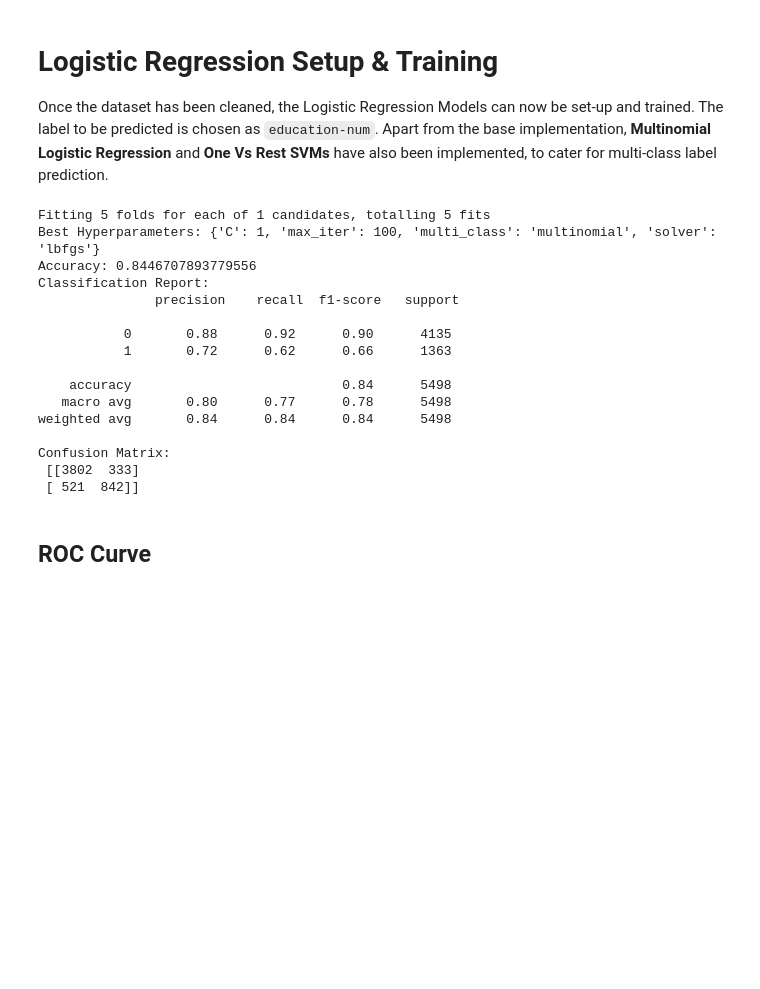
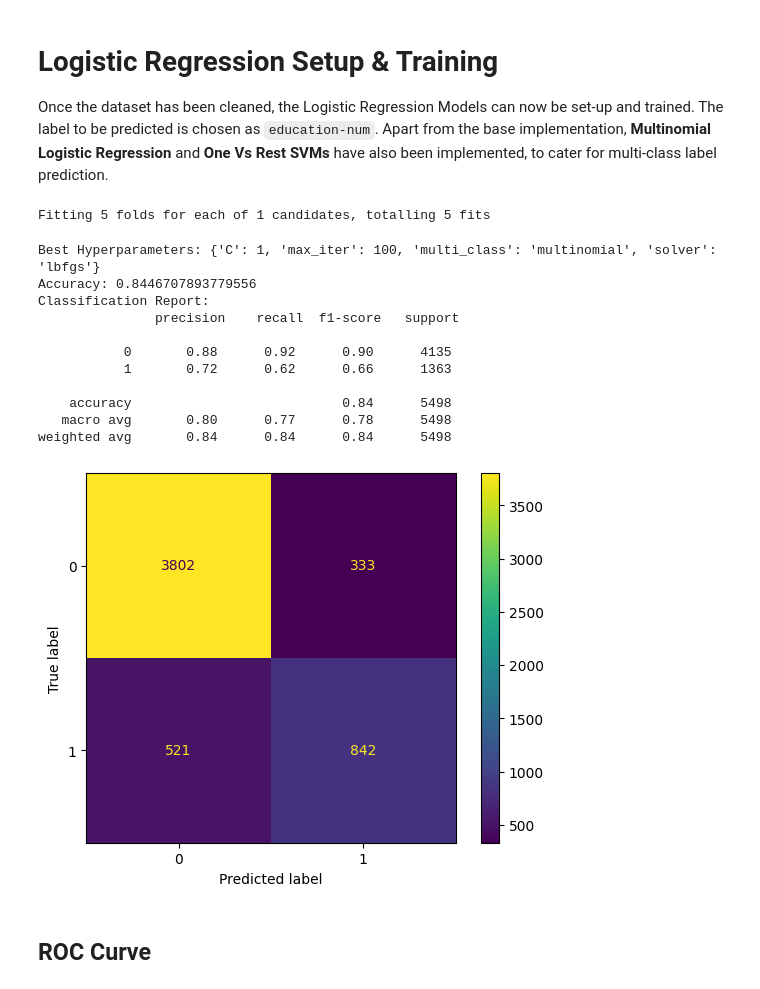
Before and after one commit to Jer0me123/ICS5110-Applied-Machine-Learning, a Jupyter notebook: LR/LogisticRegression-Salary.ipynb, the cells around one changed output. Drawn from its saved outputs; the diff is of its cells as text; code cells hidden in the pictures; blank space fills up the shorter version.

Commit message:
Added Confusion Matrix Visualisation

```diff
--- a/LR/LogisticRegression-Salary.ipynb
+++ b/LR/LogisticRegression-Salary.ipynb
@@ -363,49 +363,48 @@ logistic_model = LogisticRegression(random_state=42)
 
 # Defining StratifiedKFold with 5 splits
 stratified_kfold = StratifiedKFold(n_splits=5, shuffle=True, random_state=42)
 
 # Initializing GridSearchCV for hyperparameter tuning
 grid_search = GridSearchCV(estimator=logistic_model, param_grid=param_grid,
                            scoring='accuracy', cv=stratified_kfold, verbose=1, n_jobs=-1)
 
 # Fitting the GridSearchCV to the training data
 grid_search.fit(X_train, y_train)
 
 # Displaying the best model's hyperparameters
 print("Best Hyperparameters:", grid_search.best_params_)
 
 # Retrieving the best model
 best_model = grid_search.best_estimator_
 
 # Predicting on the validation set
 y_pred = best_model.predict(X_val)
 
 # Evaluating the model
 print("Accuracy:", accuracy_score(y_val, y_pred))
 print("Classification Report:\n", classification_report(y_val, y_pred))
-print("Confusion Matrix:\n", confusion_matrix(y_val, y_pred))
+
+disp = ConfusionMatrixDisplay(confusion_matrix=confusion_matrix(y_val, y_pred), display_labels=grid_search.classes_)
+disp.plot()
 
 #Saving the best model using pickle
 model_name = 'best_lr_Salary_Classification'
 with open('models/'+model_name+'.pkl', 'wb') as f:
     pickle.dump(best_model, f)
 # %% [output]
 Fitting 5 folds for each of 1 candidates, totalling 5 fits
-Best Hyperparameters: {'C': 1, 'max_iter': 100, 'multi_class': 'multinomial', 'solver': 'lbfgs'}
-Accuracy: 0.8446707893779556
-Classification Report:
-               precision    recall  f1-score   support
-
-           0       0.88      0.92      0.90      4135
-           1       0.72      0.62      0.66      1363
-
-    accuracy                           0.84      5498
-   macro avg       0.80      0.77      0.78      5498
-weighted avg       0.84      0.84      0.84      5498
-
-Confusion Matrix:
- [[3802  333]
- [ 521  842]]
+Best Hyperparameters: {'C': 1, 'max_iter': 100, 'multi_class': 'multinomial', 'solver': 'lbfgs'}
+Accuracy: 0.8446707893779556
+Classification Report:
+               precision    recall  f1-score   support
+
+           0       0.88      0.92      0.90      4135
+           1       0.72      0.62      0.66      1363
+
+    accuracy                           0.84      5498
+   macro avg       0.80      0.77      0.78      5498
+weighted avg       0.84      0.84      0.84      5498
+[figure, added]
 # %% [markdown]
 ## ROC Curve
 # %%
```
Also changed, not shown: parts of 3 cells of this notebook, 7 other files.
